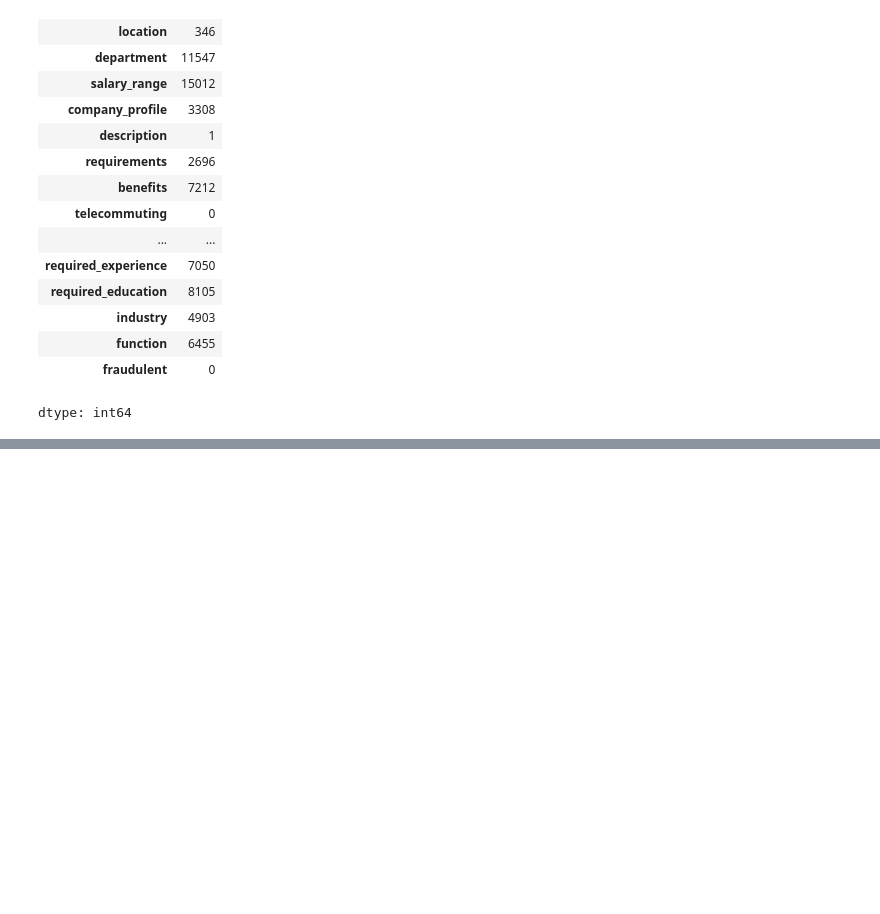
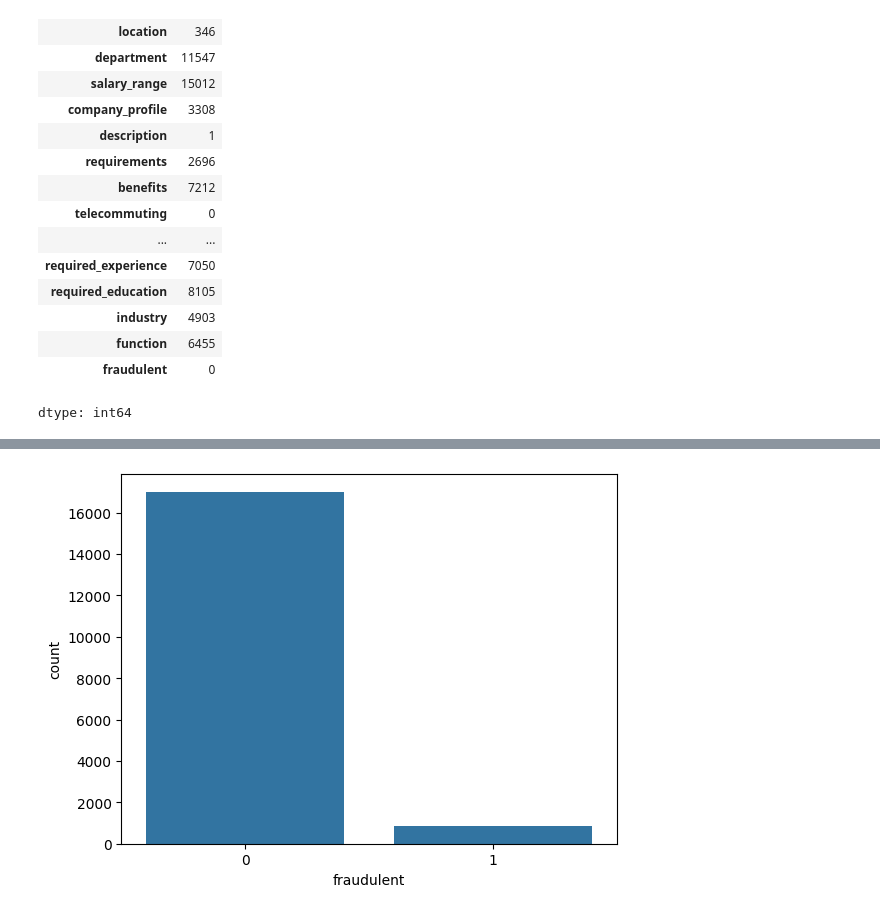
Before and after one commit to palakkhandelwal22/AI-Job-Scam-Detector, a Jupyter notebook: Dataset_Exploration.ipynb, the cells around one changed output, grey strips where cells are left out. Cells and saved outputs as stored; diff of their text form; code cells hidden in the pictures; blank space fills up the shorter version.

Commit message:
Completed data exploration and cleaning for fake job postings dataset

```diff
--- a/Dataset_Exploration.ipynb
+++ b/Dataset_Exploration.ipynb
@@ -121,0 +131,20 @@ dtype: int64
+# %%
+data = data.drop(columns=['salary_range'])
+# %%
+text_columns = [
+    'department',
+    'company_profile',
+    'requirements',
+    'benefits',
+    'employment_type',
+    'required_experience',
+    'required_education',
+    'industry',
+    'function',
+    'location'
+]
+
+for col in text_columns:
+    data[col] = data[col].fillna('Not Available')
+# %%
+data['description'] = data['description'].fillna('Not Available')
@@ -121,0 +193,8 @@ dtype: int64
+# %%
+import seaborn as sns
+import matplotlib.pyplot as plt
+
+sns.countplot(x='fraudulent', data=data)
+plt.show()
+# %% [output]
+[figure, added]
```
Also changed, not shown: parts of 12 cells of this notebook.
